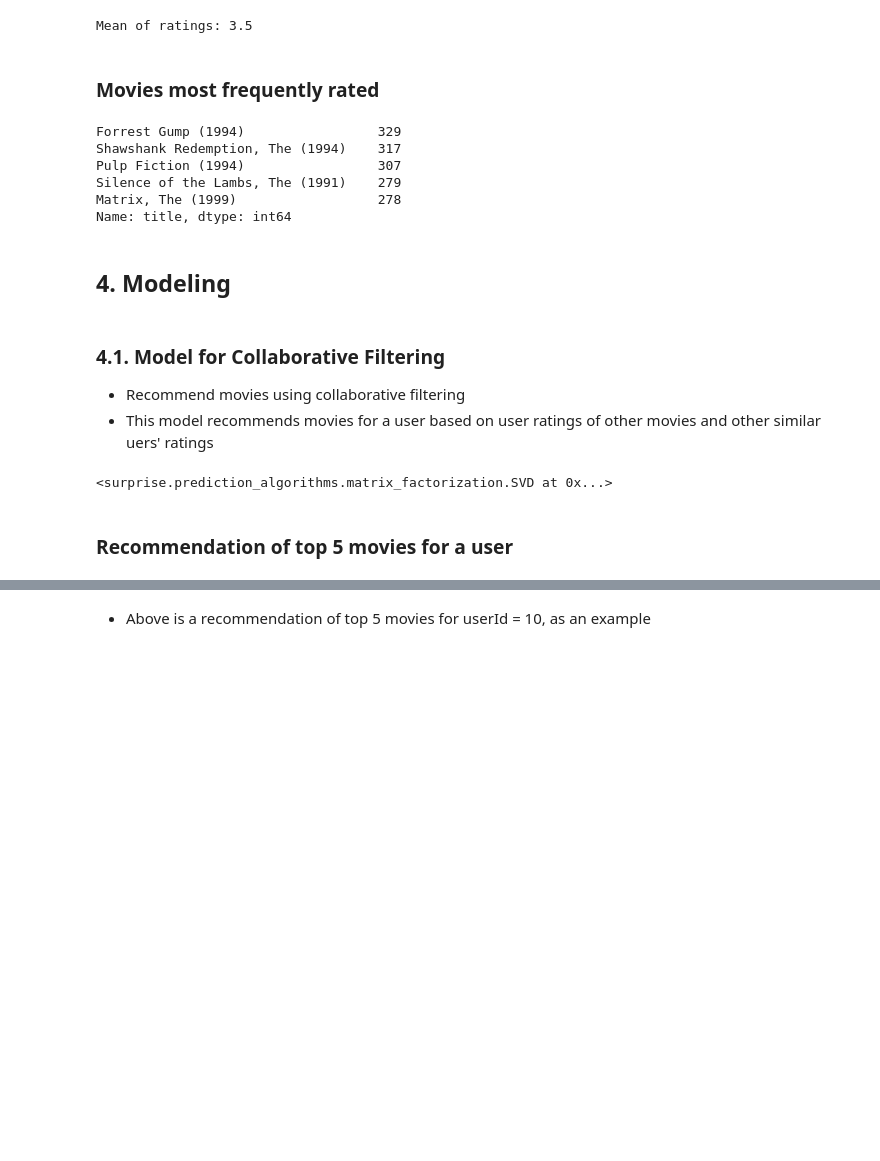
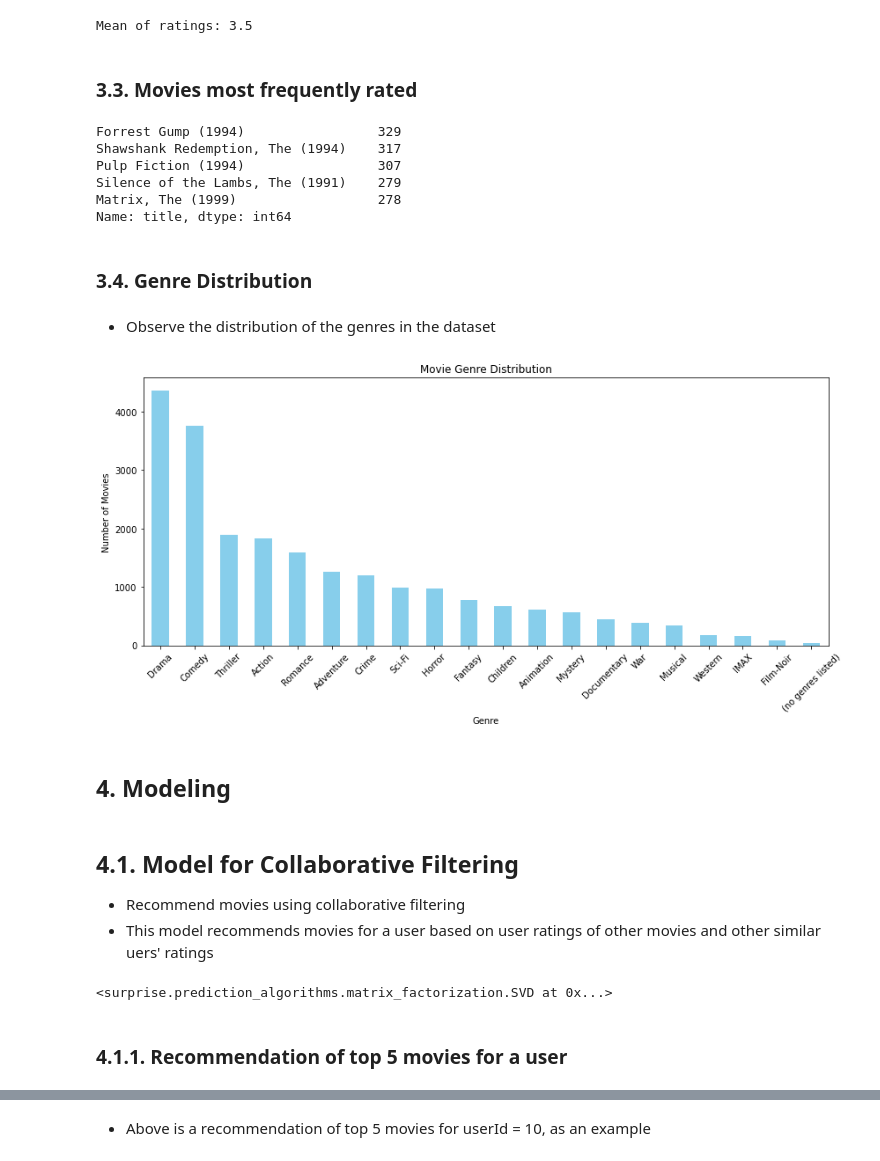
Before and after one commit to jesicahmwikali/RecommendationSystems-Team4-Phase4-Project, a Jupyter notebook: recommender.ipynb, the cells around one changed output, grey strips where cells are left out. Drawn from its saved outputs; the diff is of its cells as text; code cells hidden in the pictures; blank space fills up the shorter version.

Commit message:
Conclusion and Recommendation

```diff
--- a/recommender.ipynb
+++ b/recommender.ipynb
@@ -183,6 +180,6 @@ print(f"Mean of ratings: {round(df_ratings['rating'].mean(), 2)}")
 # %% [output]
 Mean of ratings: 3.5
 # %% [markdown]
-### Movies most frequently rated
+### 3.3. Movies most frequently rated
 # %%
 # most frequently rated movies in the dataset
@@ -195,10 +193,36 @@ Pulp Fiction (1994)                 307
 Silence of the Lambs, The (1991)    279
 Matrix, The (1999)                  278
 Name: title, dtype: int64
+# %% [markdown]
+### 3.4. Genre Distribution
+# %% [markdown]
+* Observe the distribution of the genres in the dataset
+# %%
+# Split genres and explode into individual rows
+genre_split = df_movies['genres'].str.split('|')
+movies_genre = df_movies.copy()
+movies_genre['genres'] = genre_split
+# use explode function to unpack list of genres and each item into its own row
+movies_genre = movies_genre.explode('genres')
+
+# Count genres
+genre_counts = movies_genre['genres'].value_counts()
+
+# Plot genre distribution
+plt.figure(figsize=(12, 6))
+genre_counts.plot(kind='bar', color='skyblue')
+plt.title('Movie Genre Distribution')
+plt.xlabel('Genre')
+plt.ylabel('Number of Movies')
+plt.xticks(rotation=45)
+plt.tight_layout()
+plt.show()
+# %% [output]
+[figure, added]
 # %% [markdown]
 ## 4.  Modeling
 # %% [markdown]
-### 4.1. Model for Collaborative Filtering
+## 4.1. Model for Collaborative Filtering
 * Recommend movies using collaborative filtering
 * This model recommends movies for a user based on user ratings of other movies and other similar uers' ratings
 # %%
@@ -216,7 +240,7 @@ svd_model.fit(trainset)
 # %% [output]
 <surprise.prediction_algorithms.matrix_factorization.SVD at 0x...>
 # %% [markdown]
-### Recommendation of top 5 movies for a user
+### 4.1.1. Recommendation of top 5 movies for a user
 # %%
 # function for recommendation of top 5 movies for a user using the trained model
 
```
Also changed, not shown: parts of 39 cells of this notebook.
